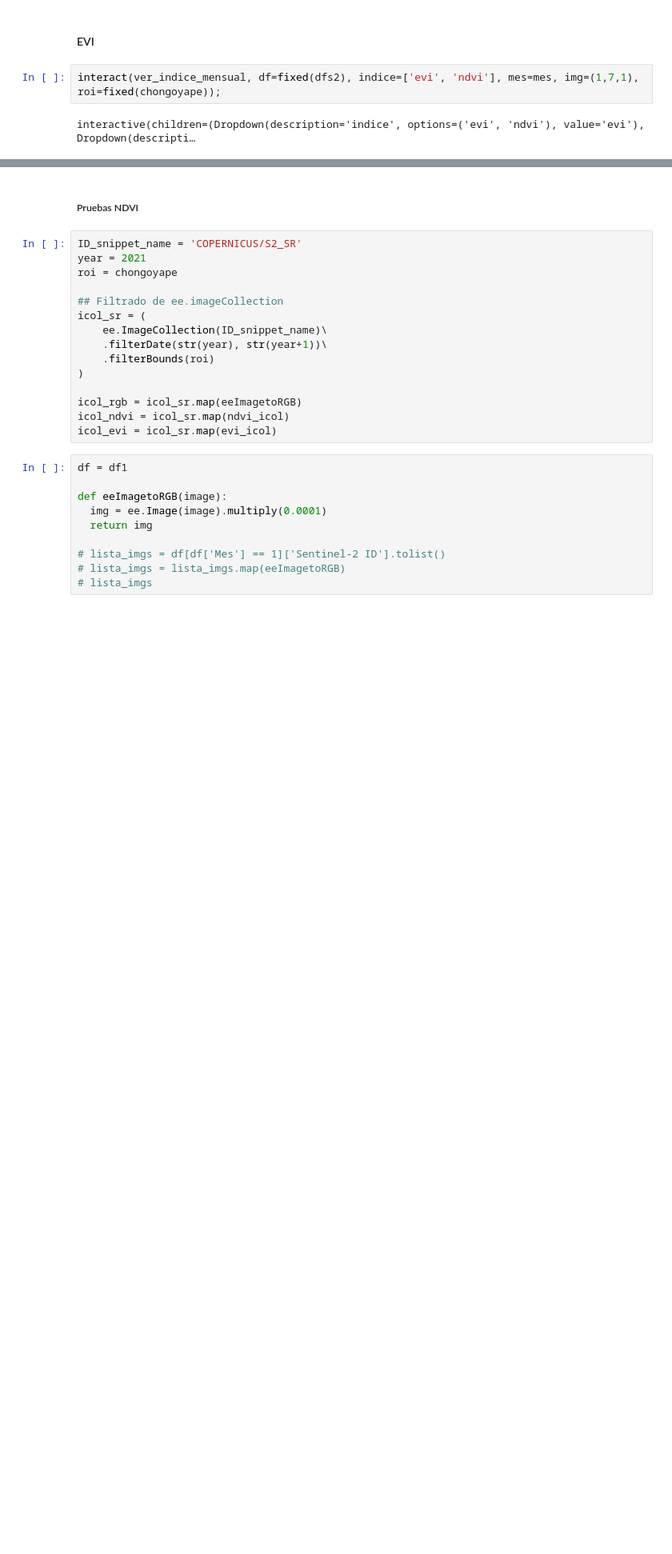
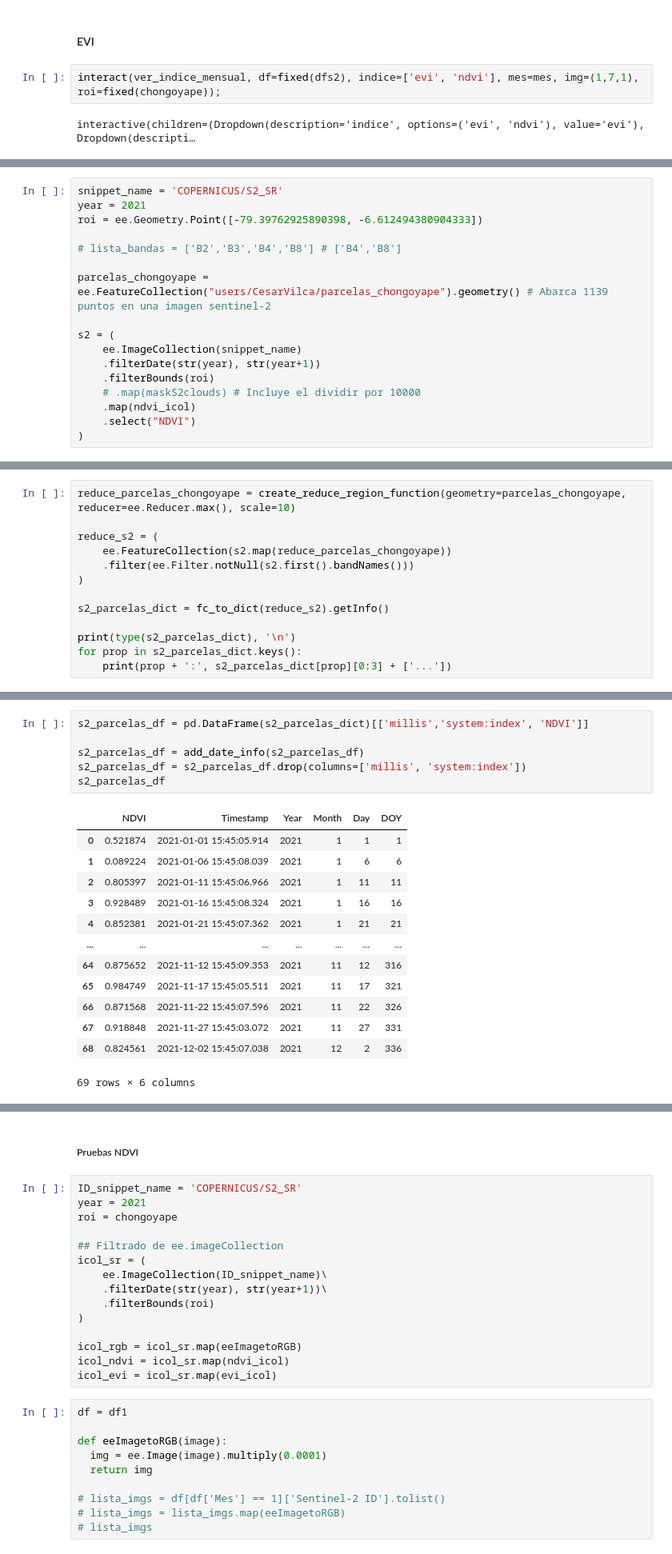
Before and after one commit to vilcagamarracf/Inv_arroz_METRIC, a Jupyter notebook: Inv_Arroz_METRIC_Pruebas.ipynb, the cells around one changed output, grey strips where cells are left out. Shown at 80% size. Drawn from its saved outputs; the diff is of its cells as text; blank space fills up the shorter version.

```diff
--- a/Inv_Arroz_METRIC_Pruebas.ipynb
+++ b/Inv_Arroz_METRIC_Pruebas.ipynb
@@ -475,0 +645,17 @@ interactive(children=(Dropdown(description='indice', options=('evi', 'ndvi'), va
+# %%
+snippet_name = 'COPERNICUS/S2_SR'
+year = 2021
+roi = ee.Geometry.Point([-79.39762925890398, -6.612494380904333])
+
+# lista_bandas = ['B2','B3','B4','B8'] # ['B4','B8']
+
+parcelas_chongoyape = ee.FeatureCollection("users/CesarVilca/parcelas_chongoyape").geometry() # Abarca 1139 puntos en una imagen sentinel-2
+
+s2 = (
+    ee.ImageCollection(snippet_name)
+    .filterDate(str(year), str(year+1))
+    .filterBounds(roi)
+    # .map(maskS2clouds) # Incluye el dividir por 10000
+    .map(ndvi_icol)
+    .select("NDVI")
+)
@@ -475,0 +667,13 @@ interactive(children=(Dropdown(description='indice', options=('evi', 'ndvi'), va
+# %%
+reduce_parcelas_chongoyape = create_reduce_region_function(geometry=parcelas_chongoyape, reducer=ee.Reducer.max(), scale=10)
+
+reduce_s2 = (
+    ee.FeatureCollection(s2.map(reduce_parcelas_chongoyape))
+    .filter(ee.Filter.notNull(s2.first().bandNames()))
+)
+
+s2_parcelas_dict = fc_to_dict(reduce_s2).getInfo()
+
+print(type(s2_parcelas_dict), '\n')
+for prop in s2_parcelas_dict.keys():
+    print(prop + ':', s2_parcelas_dict[prop][0:3] + ['...'])
@@ -475,0 +686,20 @@ interactive(children=(Dropdown(description='indice', options=('evi', 'ndvi'), va
+# %%
+s2_parcelas_df = pd.DataFrame(s2_parcelas_dict)[['millis','system:index', 'NDVI']]
+
+s2_parcelas_df = add_date_info(s2_parcelas_df)
+s2_parcelas_df = s2_parcelas_df.drop(columns=['millis', 'system:index'])
+s2_parcelas_df
+# %% [output]
+|  | NDVI | Timestamp | Year | Month | Day | DOY |
+| 0 | 0.521874 | 2021-01-01 15:45:05.914 | 2021 | 1 | 1 | 1 |
+| 1 | 0.089224 | 2021-01-06 15:45:08.039 | 2021 | 1 | 6 | 6 |
+| 2 | 0.805397 | 2021-01-11 15:45:06.966 | 2021 | 1 | 11 | 11 |
+| 3 | 0.928489 | 2021-01-16 15:45:08.324 | 2021 | 1 | 16 | 16 |
+| 4 | 0.852381 | 2021-01-21 15:45:07.362 | 2021 | 1 | 21 | 21 |
+| ... | ... | ... | ... | ... | ... | ... |
+| 64 | 0.875652 | 2021-11-12 15:45:09.353 | 2021 | 11 | 12 | 316 |
+| 65 | 0.984749 | 2021-11-17 15:45:05.511 | 2021 | 11 | 17 | 321 |
+| 66 | 0.871568 | 2021-11-22 15:45:07.596 | 2021 | 11 | 22 | 326 |
+| 67 | 0.918848 | 2021-11-27 15:45:03.072 | 2021 | 11 | 27 | 331 |
+| 68 | 0.824561 | 2021-12-02 15:45:07.038 | 2021 | 12 | 2 | 336 |
+69 rows × 6 columns
```
Also changed, not shown: parts of 58 cells of this notebook.
